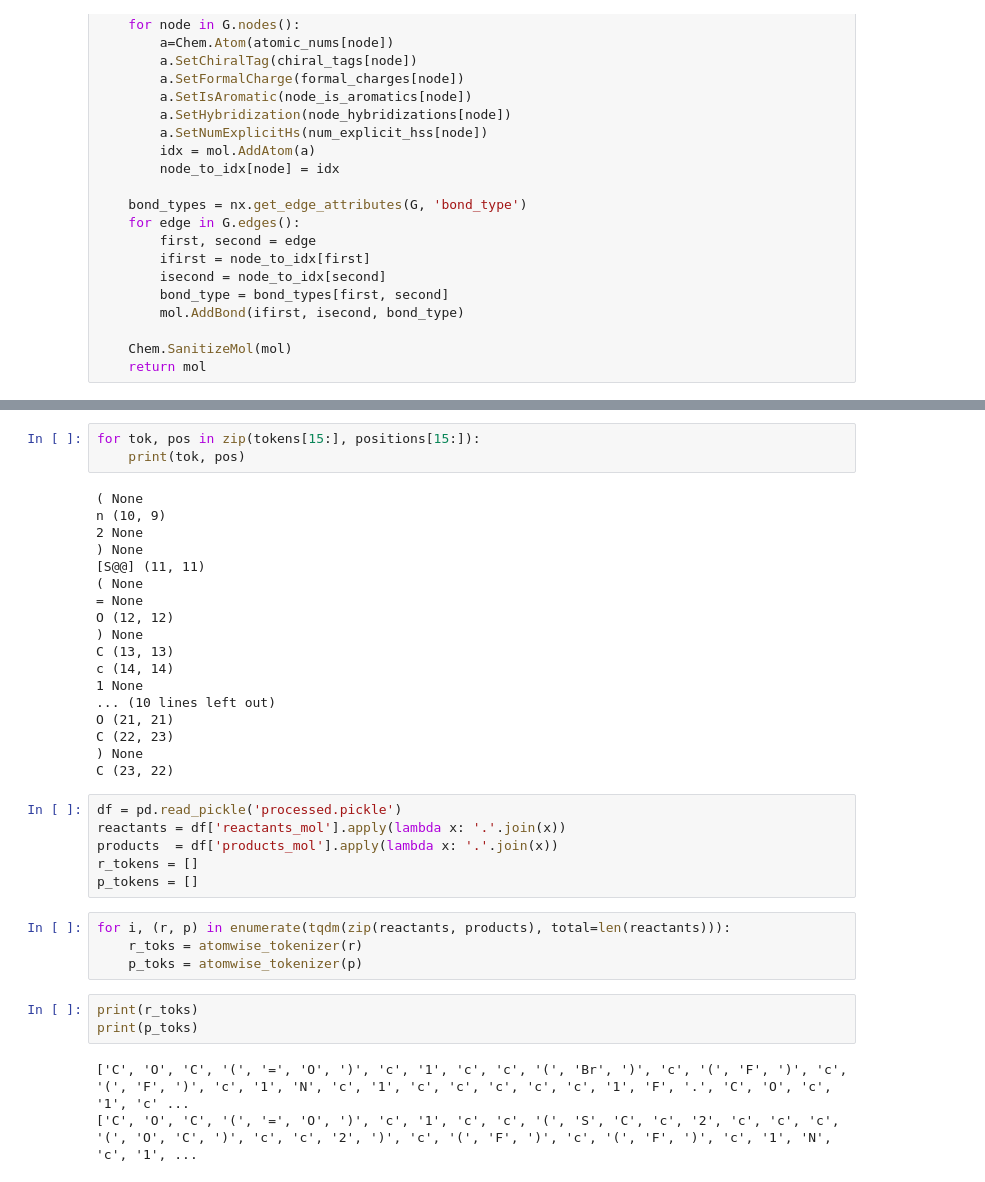
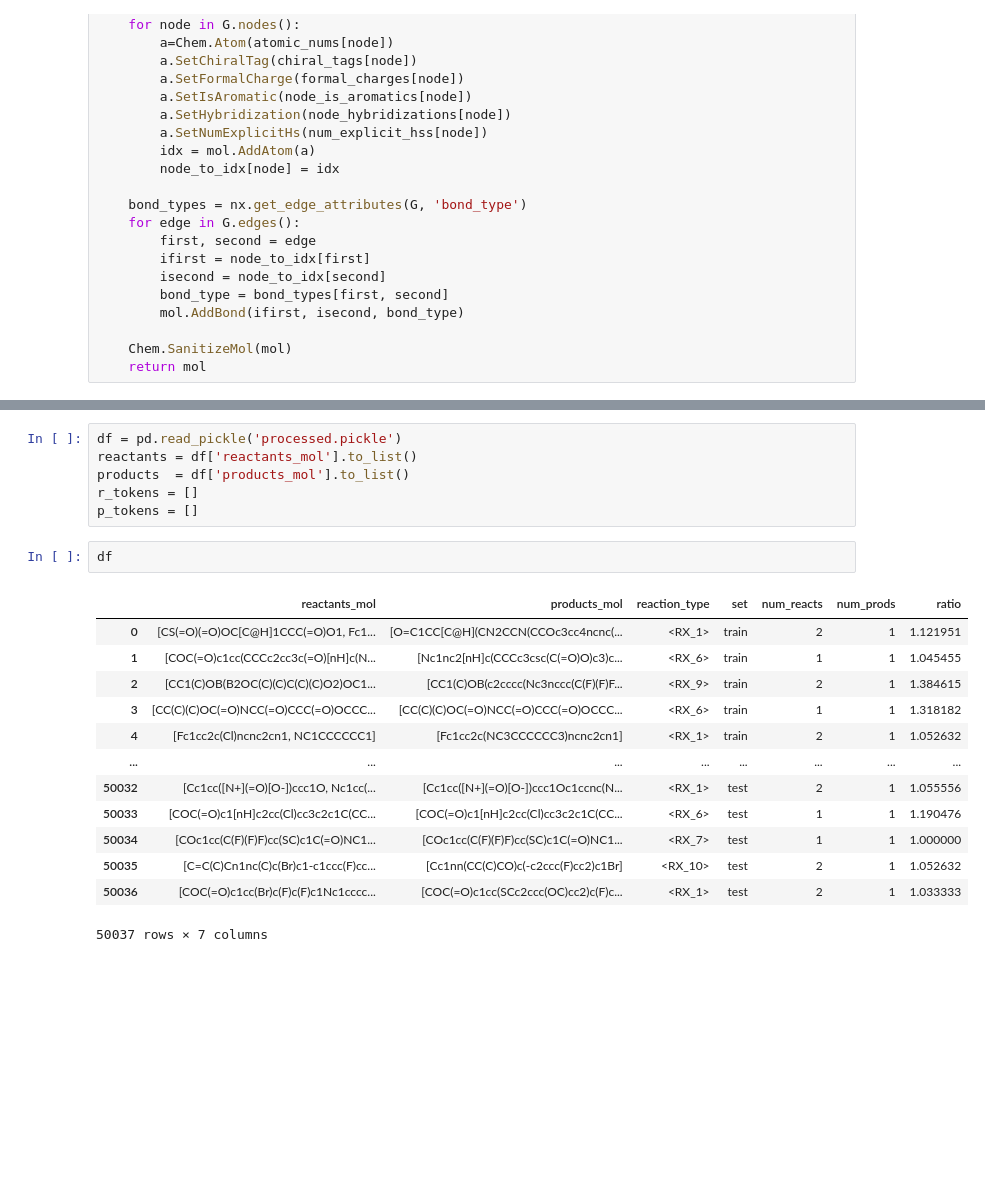
Before and after one commit to Arihanth007/x-transformers, a Jupyter notebook: data/uspto50/sike.ipynb, the cells around one changed output, grey strips where cells are left out. Saved outputs shown, nothing was run; the diff lists cells and outputs as text; blank space fills up the shorter version.

```diff
--- a/data/uspto50/sike.ipynb
+++ b/data/uspto50/sike.ipynb
@@ -118,37 +84,22 @@ c (9, 10)
-# %%
-for tok, pos in zip(tokens[15:], positions[15:]):
-    print(tok, pos)
-# %% [output]
-( None
-n (10, 9)
-2 None
-) None
-[S@@] (11, 11)
-( None
-= None
-O (12, 12)
-) None
-C (13, 13)
-c (14, 14)
-1 None
-... (10 lines left out)
-O (21, 21)
-C (22, 23)
-) None
-C (23, 22)
 # %%
 df = pd.read_pickle('processed.pickle')
-reactants = df['reactants_mol'].apply(lambda x: '.'.join(x))
-products  = df['products_mol'].apply(lambda x: '.'.join(x))
+reactants = df['reactants_mol'].to_list()
+products  = df['products_mol'].to_list()
 r_tokens = []
 p_tokens = []
-# %%
-for i, (r, p) in enumerate(tqdm(zip(reactants, products), total=len(reactants))):
-    r_toks = atomwise_tokenizer(r)
-    p_toks = atomwise_tokenizer(p)
-# %%
-print(r_toks)
-print(p_toks)
-# %% [output]
-['C', 'O', 'C', '(', '=', 'O', ')', 'c', '1', 'c', 'c', '(', 'Br', ')', 'c', '(', 'F', ')', 'c', '(', 'F', ')', 'c', '1', 'N', 'c', '1', 'c', 'c', 'c', 'c', 'c', '1', 'F', '.', 'C', 'O', 'c', '1', 'c' ...
-['C', 'O', 'C', '(', '=', 'O', ')', 'c', '1', 'c', 'c', '(', 'S', 'C', 'c', '2', 'c', 'c', 'c', '(', 'O', 'C', ')', 'c', 'c', '2', ')', 'c', '(', 'F', ')', 'c', '(', 'F', ')', 'c', '1', 'N', 'c', '1', ...
+# %%
+df
+# %% [output]
+|  | reactants_mol | products_mol | reaction_type | set | num_reacts | num_prods | ratio |
+| 0 | [CS(=O)(=O)OC[C@H]1CCC(=O)O1, Fc1... | [O=C1CC[C@H](CN2CCN(CCOc3cc4ncnc(... | <RX_1> | train | 2 | 1 | 1.121951 |
+| 1 | [COC(=O)c1cc(CCCc2cc3c(=O)[nH]c(N... | [Nc1nc2[nH]c(CCCc3csc(C(=O)O)c3)c... | <RX_6> | train | 1 | 1 | 1.045455 |
+| 2 | [CC1(C)OB(B2OC(C)(C)C(C)(C)O2)OC1... | [CC1(C)OB(c2cccc(Nc3nccc(C(F)(F)F... | <RX_9> | train | 2 | 1 | 1.384615 |
+| 3 | [CC(C)(C)OC(=O)NCC(=O)CCC(=O)OCCC... | [CC(C)(C)OC(=O)NCC(=O)CCC(=O)OCCC... | <RX_6> | train | 1 | 1 | 1.318182 |
+| 4 | [Fc1cc2c(Cl)ncnc2cn1, NC1CCCCCC1] | [Fc1cc2c(NC3CCCCCC3)ncnc2cn1] | <RX_1> | train | 2 | 1 | 1.052632 |
+| ... | ... | ... | ... | ... | ... | ... | ... |
+| 50032 | [Cc1cc([N+](=O)[O-])ccc1O, Nc1cc(... | [Cc1cc([N+](=O)[O-])ccc1Oc1ccnc(N... | <RX_1> | test | 2 | 1 | 1.055556 |
+| 50033 | [COC(=O)c1[nH]c2cc(Cl)cc3c2c1C(CC... | [COC(=O)c1[nH]c2cc(Cl)cc3c2c1C(CC... | <RX_6> | test | 1 | 1 | 1.190476 |
+| 50034 | [COc1cc(C(F)(F)F)cc(SC)c1C(=O)NC1... | [COc1cc(C(F)(F)F)cc(SC)c1C(=O)NC1... | <RX_7> | test | 1 | 1 | 1.000000 |
+| 50035 | [C=C(C)Cn1nc(C)c(Br)c1-c1ccc(F)cc... | [Cc1nn(CC(C)CO)c(-c2ccc(F)cc2)c1Br] | <RX_10> | test | 2 | 1 | 1.052632 |
+| 50036 | [COC(=O)c1cc(Br)c(F)c(F)c1Nc1cccc... | [COC(=O)c1cc(SCc2ccc(OC)cc2)c(F)c... | <RX_1> | test | 2 | 1 | 1.033333 |
+50037 rows × 7 columns
```
Also changed, not shown: parts of 17 cells of this notebook, 6 other files.
